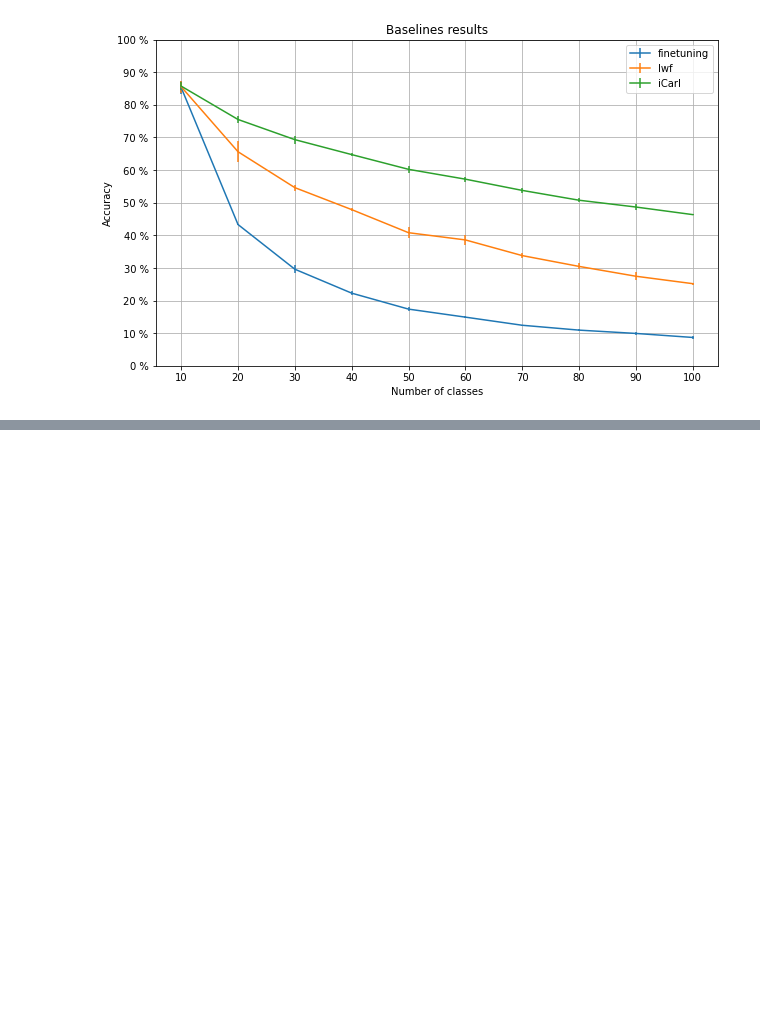
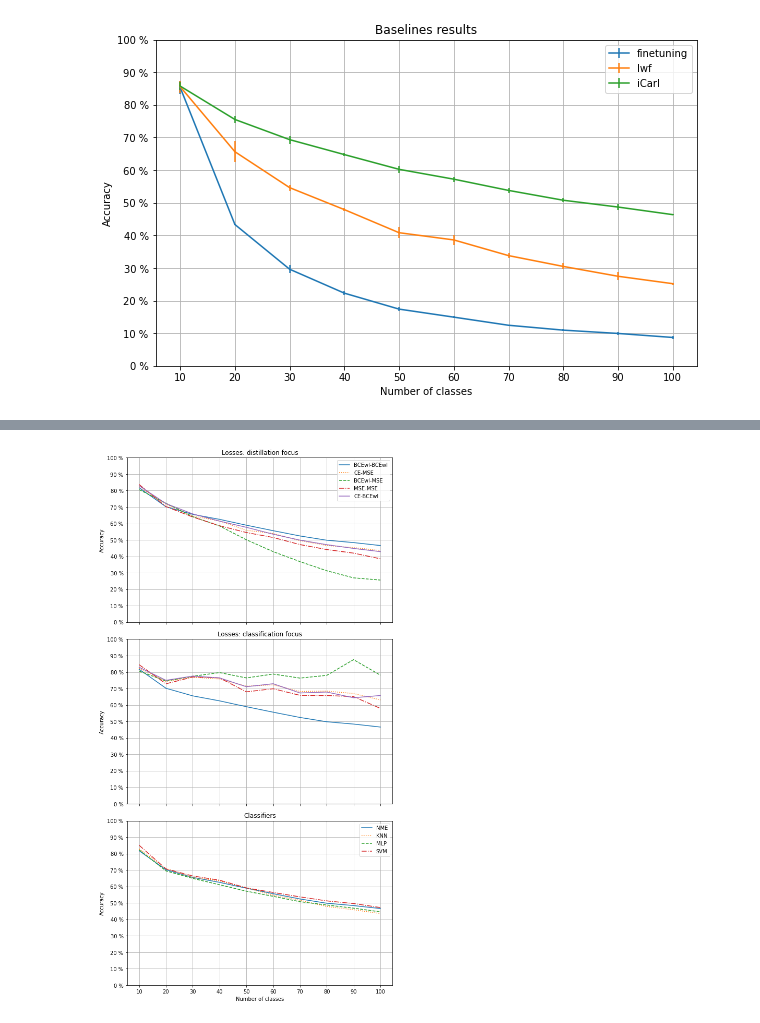
Before and after one commit to alessandronicolini/Incremental-Learning, a Jupyter notebook: Project_plots.ipynb, the cells around one changed output, grey strips where cells are left out. Cells and saved outputs as stored; diff of their text form; code cells hidden in the pictures; blank space fills up the shorter version.

```diff
--- a/Project_plots.ipynb
+++ b/Project_plots.ipynb
@@ -42,0 +99,70 @@ plt.show()
+# %%
+# ABLATION STUDIES seed 7
+ic = np.array([81.70,70.16, 65.52, 62.5, 58.94, 55.60, 52.40, 49.79, 48.37, 46.57], dtype=float)
+
+# LOSSES classification_distillation
+bce_bce = {'tc':ic,
+           'ta':ic}
+ce_mse = {'tc':np.array([82.36, 71.72, 64.504, 61.517, 55.829, 53.889, 49.508, 46.585, 45.323, 43.529], dtype=float),
+          'ta':np.array([82.36, 74.33, 76.897, 75.781, 71.428, 72.209, 68.192, 68.415, 66.964, 63.058], dtype=float)}
+bce_mse = {'tc':np.array([80.58, 72.29, 64.164, 58.467, 50.08, 42.86, 36.791, 31.224, 26.919, 25.57], dtype=float),
+          'ta':np.array([80.58, 74.553, 77.455, 79.687, 76.451, 78.794, 76.339, 78.013, 87.566, 78.125], dtype=float)}
+mse_mse = {'tc':np.array([83.70, 70.27, 63.897, 58.619, 54.487, 51.462, 47.149, 44.128, 41.953, 38.511], dtype=float),
+          'ta':np.array([84.48, 72.879, 77.008, 76.458, 67.987,69.866, 65.848, 65.736, 65.066, 57.924], dtype=float)}
+ce_bce = {'tc':np.array([82.924,72.083,65.794,61.416,57.652,53.464,49.855,47.089,44.81,42.848], dtype=float),
+          'ta':np.array([82.924,75,77.566,76.45,71.093,72.908,67.299,67.855,64.397,65.736], dtype=float)}
+
+loss_names = ['BCEwl-BCEwl','CE-MSE', 'BCEwl-MSE', 'MSE-MSE', 'CE-BCEwl']
+values_losses = [bce_bce, ce_mse, bce_mse, mse_mse, ce_bce]
+
+
+# CLASSIFIERS
+knn = np.array([82.81, 70.885, 65.523, 63.432, 59.134, 54.755, 51.605, 47.82, 45.837, 43.539], dtype=float)
+mlp = np.array([82.254, 69.479, 64.911, 61.038, 57.131, 54.008, 50.737, 48.715, 46.786, 44.561], dtype=float)
+svm = np.array([85.044, 70.677, 66.372, 63.81, 59.114, 56.352, 53.66, 51.222, 49.609, 47.165], dtype=float)
+
+clf_names = ['NME', 'KNN', 'MLP', 'SVM']
+values_clfs = [ic, knn, mlp, svm]
+
+# MAKE PLOTS
+size_param = 5
+yticklabels = [str(i*10)+' %' for i in range(11)]
+yticks = [i*10 for i in range(11)]
+classes = [i*10 for i in range(1, 11)]
+linestyles = ['solid', 'dotted', 'dashed', 'dashdot', 'solid']
+
+fig, [ax1, ax2, ax3] = plt.subplots(nrows=3, ncols=1, figsize=(1.618*size_param, size_param*3), sharex=True)
+
+for values, name, style in zip(values_losses, loss_names, linestyles):
+  ax1.plot(classes, values['tc'], linestyle=style, label=name)
+  ax2.plot(classes, values['ta'], linestyle=style, label=name)
+
+for values, name, style in zip(values_clfs, clf_names, linestyles[:4]):
+  ax3.plot(classes, values, linestyle=style, label=name)
+
+ax1.legend()
+ax3.legend()
+ax1.grid()
+ax2.grid()
+ax3.grid()
+ax1.set(xticks=classes,
+        yticks=yticks,
+        yticklabels=yticklabels,
+        ylabel='Accuracy',
+        title='Losses: distillation focus')
+ax2.set(xticks=classes,
+        yticks=yticks,
+        yticklabels=yticklabels,
+        ylabel='Accuracy',
+        title='Losses: classification focus')
+ax3.set(xticks=classes,
+        xlabel='Number of classes',
+        yticks=yticks,
+        yticklabels=yticklabels,
+        ylabel='Accuracy',
+        title='Classifiers')
+plt.tight_layout()
+plt.savefig('ablation_studies_report.png')
+plt.show()
+# %% [output]
+[figure, added]
```
Also changed, not shown: parts of 2 cells of this notebook.
